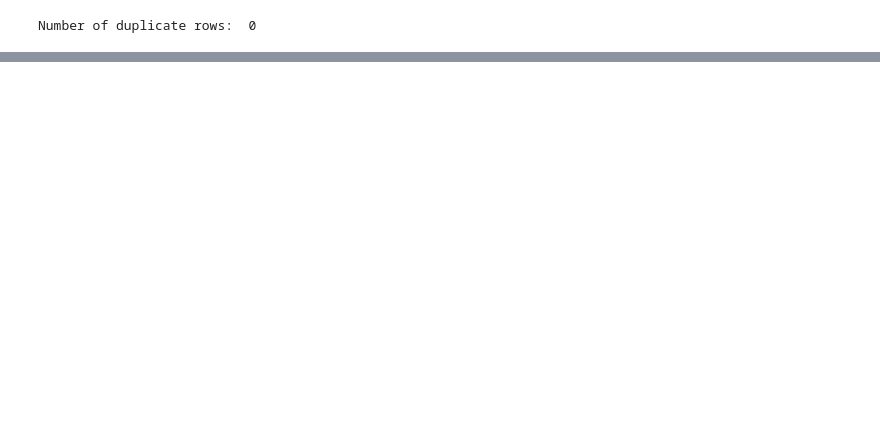
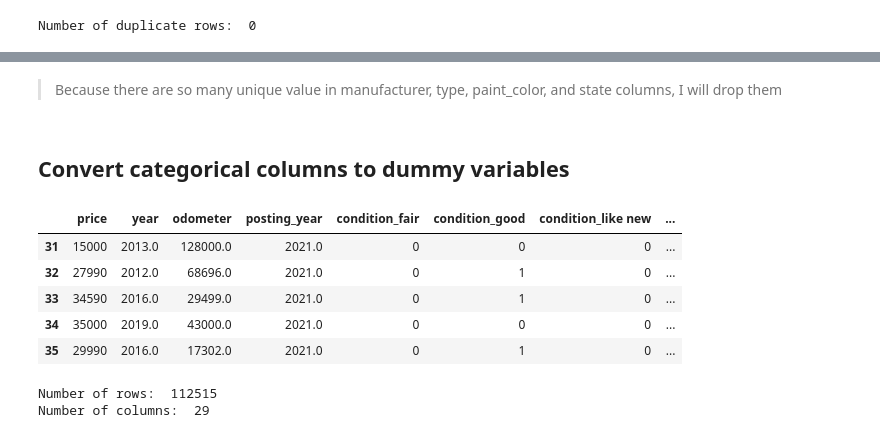
Before and after one commit to danielfsimangunsong/craiglist-sales-prediction, a Jupyter notebook: Craiglist_Sales_Prediction.ipynb, the cells around one changed output, grey strips where cells are left out. Saved outputs shown, nothing was run; the diff lists cells and outputs as text; code cells hidden in the pictures; blank space fills up the shorter version.

```diff
--- a/Craiglist_Sales_Prediction.ipynb
+++ b/Craiglist_Sales_Prediction.ipynb
@@ -279,0 +271,6 @@ preprocessed_data = no_duplicate_row_data.copy()
+# %%
+# Drop rows with a "price" less than equal to 0
+no_duplicate_row_data = no_duplicate_row_data[no_duplicate_row_data["price"] > 0]
+# %%
+# Drop rows with a "year" less than equal to 0
+no_duplicate_row_data = no_duplicate_row_data[no_duplicate_row_data["year"] > 0]
@@ -279,0 +293,29 @@ preprocessed_data = no_duplicate_row_data.copy()
+# %% [markdown]
+> Because there are so many unique value in manufacturer, type, paint_color, and state columns, I will drop them
+# %%
+no_duplicate_row_data = no_duplicate_row_data.drop(["manufacturer", "type", "paint_color", "state"], axis=1)
+# %% [markdown]
+## Convert categorical columns to dummy variables
+# %%
+# Convert categorical column to dummy
+dummies = pd.get_dummies(no_duplicate_row_data[["condition", "cylinders", "fuel", "title_status", "transmission", "drive"]],
+                                            drop_first=True)
+# Drop unused column
+no_duplicate_row_data = no_duplicate_row_data.drop(["condition", "cylinders", "fuel", "title_status", "transmission", "drive"], axis=1)
+# Concate dummies with original dataset
+preprocessed_data = pd.concat([no_duplicate_row_data,dummies],axis=1)
+# %%
+preprocessed_data.head()
+# %% [output]
+|  | price | year | odometer | posting_year | condition_fair | condition_good | condition_like new | ... |
+| 31 | 15000 | 2013.0 | 128000.0 | 2021.0 | 0 | 0 | 0 | ... |
+| 32 | 27990 | 2012.0 | 68696.0 | 2021.0 | 0 | 1 | 0 | ... |
+| 33 | 34590 | 2016.0 | 29499.0 | 2021.0 | 0 | 1 | 0 | ... |
+| 34 | 35000 | 2019.0 | 43000.0 | 2021.0 | 0 | 0 | 0 | ... |
+| 35 | 29990 | 2016.0 | 17302.0 | 2021.0 | 0 | 1 | 0 | ... |
+# %%
+print("Number of rows: ", preprocessed_data.shape[0])
+print("Number of columns: ", preprocessed_data.shape[1])
+# %% [output]
+Number of rows:  112515
+Number of columns:  29
```
Also changed, not shown: parts of 13 cells of this notebook.
